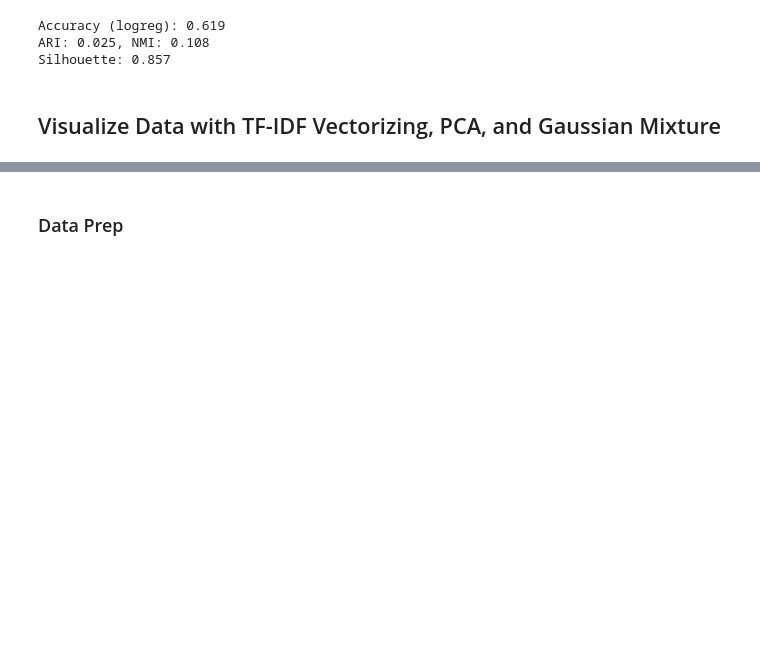
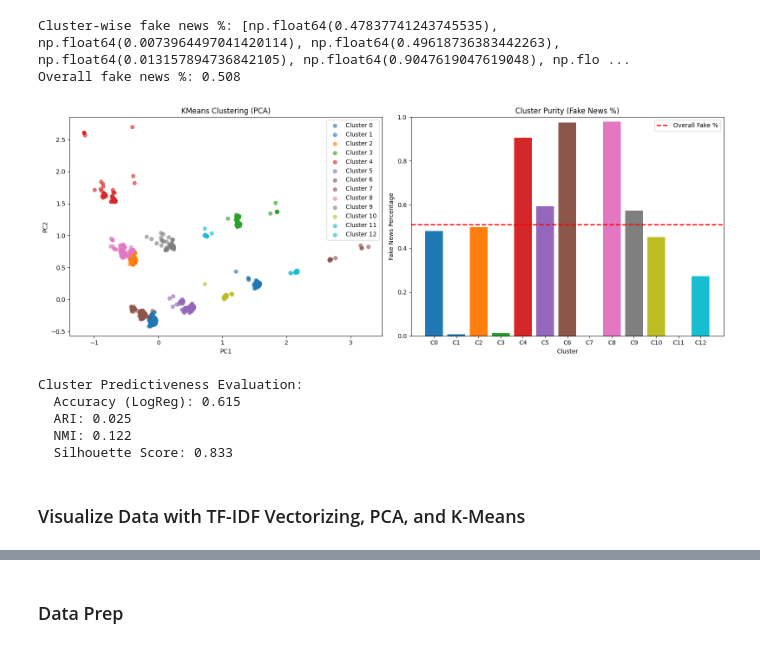
Before and after one commit to link1226/CAP4770-Project, a Jupyter notebook: notebooks/JoesNotebook.ipynb, the cells around one changed output, grey strips where cells are left out. Drawn from its saved outputs; the diff is of its cells as text; code cells hidden in the pictures; blank space fills up the shorter version.

```diff
--- a/notebooks/JoesNotebook.ipynb
+++ b/notebooks/JoesNotebook.ipynb
@@ -372,27 +329,21 @@ print(df_results)
+# %%
+# Perform Cluster Analysis
+kmeans = KMeans(n_clusters=13, random_state=42)
+cluster_labels_kmeans = kmeans.fit_predict(x_pca)
+analyze_cluster_purity(x_pca, cluster_labels_kmeans, labels_sample)
+# %% [output]
+Cluster-wise fake news %: [np.float64(0.47837741243745535), np.float64(0.0073964497041420114), np.float64(0.49618736383442263), np.float64(0.013157894736842105), np.float64(0.9047619047619048), np.flo ...
+Overall fake news %: 0.508
+[figure, new version]
 # %%
 # Determine Cluster Predictivity
-# Predictiveness via classifier
-cluster_onehot = pd.get_dummies(cluster_labels, prefix="Cluster")
-clf = LogisticRegression(max_iter=1000)
-acc = cross_val_score(clf, cluster_onehot, labels_sample, scoring='accuracy', cv=5).mean()
-
-# Direct metrics
-ari = adjusted_rand_score(labels_sample, cluster_labels)
-nmi = normalized_mutual_info_score(labels_sample, cluster_labels)
-sil = silhouette_score(x_pca, cluster_labels)
-
-# 1. Accuracy [0, 1]: predictive capability
-# 2. Adjusted Rand Index (ARI) [-1,1]: cluster alignment with other items in cluster
-# 3. Normalized Mutual Information (NMI) [0, 1]: info about dep vrb from cluster
-# 4. Sihouette Score [-1,1]: how distinct are the clusters
-
-print(f"Accuracy (logreg): {acc:.3f}")
-print(f"ARI: {ari:.3f}, NMI: {nmi:.3f}")
-print(f"Silhouette: {sil:.3f}")
+evaluate_cluster_predictivity(x_pca, cluster_labels_kmeans, labels_sample)
 # %% [output]
-Accuracy (logreg): 0.619
-ARI: 0.025, NMI: 0.108
-Silhouette: 0.857
+Cluster Predictiveness Evaluation:
+  Accuracy (LogReg): 0.615
+  ARI: 0.025
+  NMI: 0.122
+  Silhouette Score: 0.833
 # %% [markdown]
-## Visualize Data with TF-IDF Vectorizing, PCA, and Gaussian Mixture
+### Visualize Data with TF-IDF Vectorizing, PCA, and K-Means
 # %%
```
Also changed, not shown: parts of 39 cells of this notebook, 1 other file.
